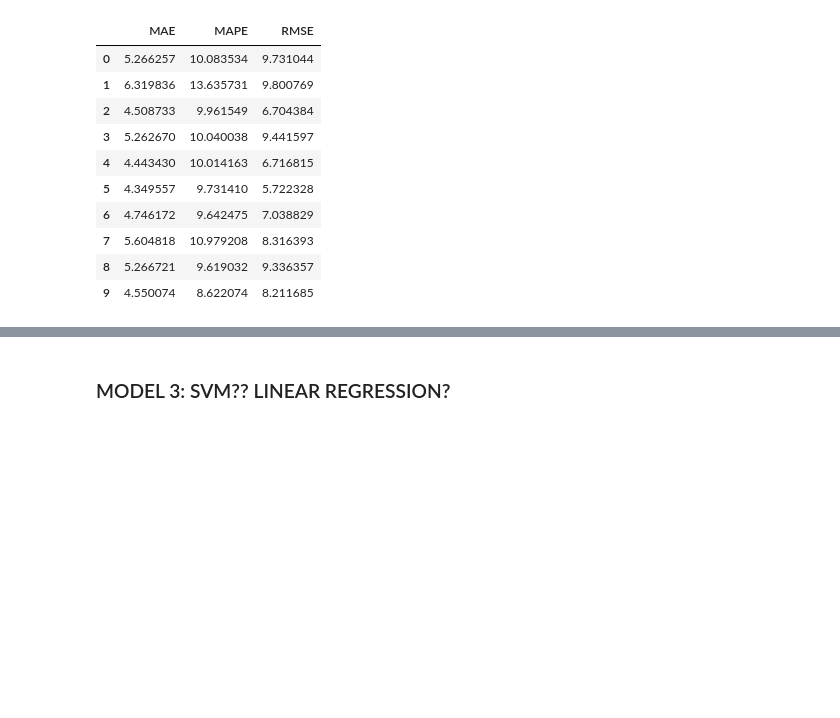
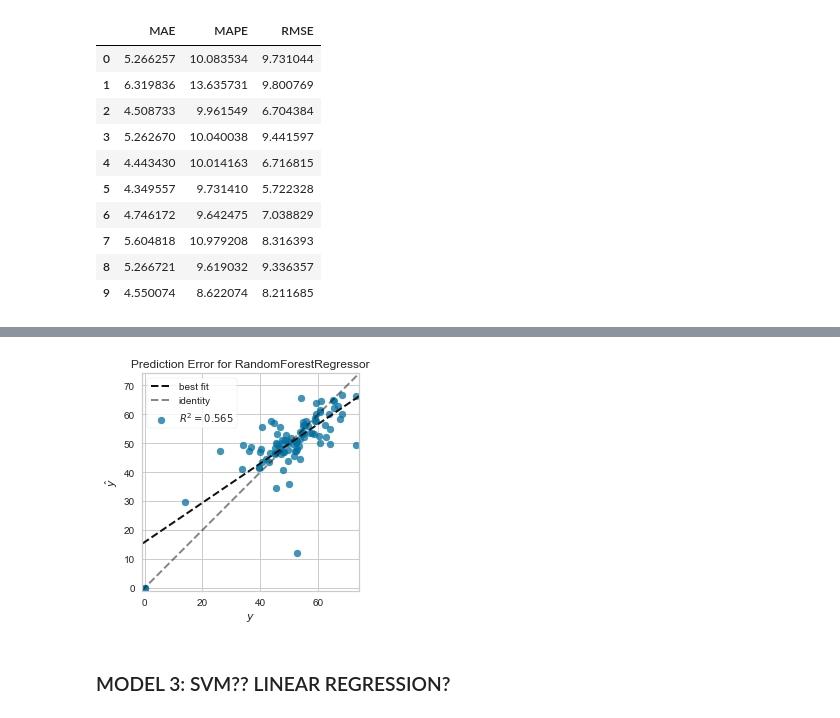
Before and after one commit to crkim13/7331DataMining, a Jupyter notebook: Lab2.ipynb, the cells around one changed output, grey strips where cells are left out. Saved outputs shown, nothing was run; the diff lists cells and outputs as text; code cells hidden in the pictures; blank space fills up the shorter version.

```diff
--- a/Lab2.ipynb
+++ b/Lab2.ipynb
@@ -1293,10 +1287,10 @@ param_grid = {
 }
 
 # Create a based model
-rf2 = RandomForestRegressor(random_state = 39)
+rf3 = RandomForestRegressor(random_state = 38)
 
 # Instantiate the grid search model
-rf_gridSchPct = GridSearchCV(estimator = rf2, param_grid = param_grid,
+rf_gridSchPct = GridSearchCV(estimator = rf3, param_grid = param_grid,
                                    cv = cv_object2, n_jobs = -1,
                                    verbose = 2, scoring = mae_scorer)
 
@@ -1316,13 +1339,15 @@ EvaluateRegressionEstimator(rf_gridSchPct_Estimator, XSchPct, ySchPct, cv_object
 # %%
 ########################
 # don't know if this code is appropriate on how its set up now
 from yellowbrick.regressor import PredictionError
 
-visualizer = PredictionError(rf)
+visualizer = PredictionError(rf3)
 
 visualizer.fit(XSchPct_train, ySchPct_train)  # Fit the training data to the visualizer
 visualizer.score(XSchPct_test, ySchPct_test)  # Evaluate the model on the test data
 g = visualizer.poof()             # Draw/show/poof the data
+# %% [output]
+[figure, added]
 # %% [markdown]
 ### MODEL 3: SVM?? LINEAR REGRESSION?
 # %% [markdown]
```
Also changed, not shown: parts of 3 cells of this notebook.
